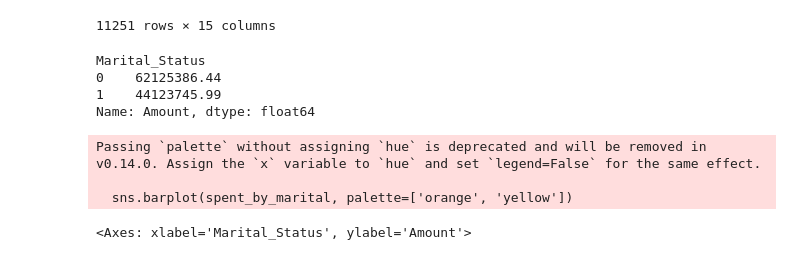
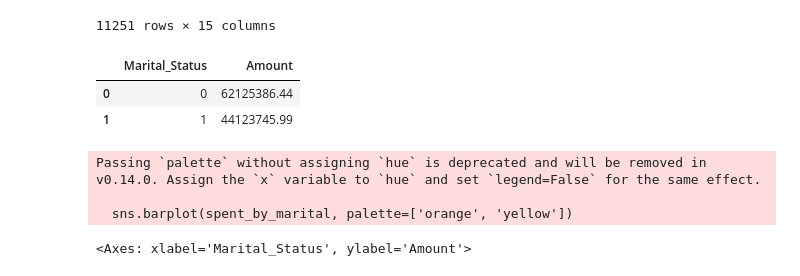
Before and after one commit to Himmu5/data-analysis, a Jupyter notebook: notebooks/diwali_sales_analysis.ipynb, the cells around one changed output. Cells and saved outputs as stored; diff of their text form; code cells hidden in the pictures.

```diff
--- a/notebooks/diwali_sales_analysis.ipynb
+++ b/notebooks/diwali_sales_analysis.ipynb
@@ -300,12 +300,11 @@ diwali_data
 # %%
 spent_by_marital = diwali_data.groupby("Marital_Status").aggregate("Amount").sum()
 # %%
-spent_by_marital
+spent_by_marital.reset_index()
 # %% [output]
-Marital_Status
-0    62125386.44
-1    44123745.99
-Name: Amount, dtype: float64
+|  | Marital_Status | Amount |
+| 0 | 0 | 62125386.44 |
+| 1 | 1 | 44123745.99 |
 # %%
 sns.barplot(spent_by_marital, palette=['orange', 'yellow'])
 # %% [output]
```
Also changed, not shown: 1 other file.
